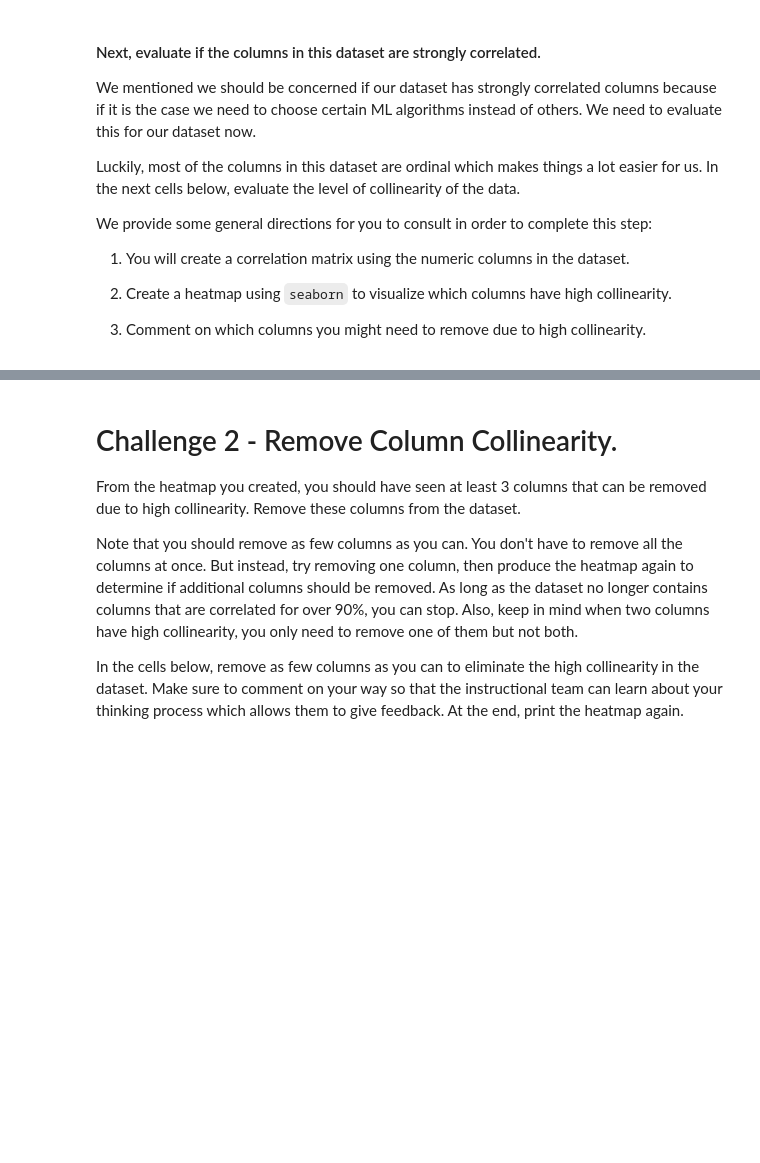
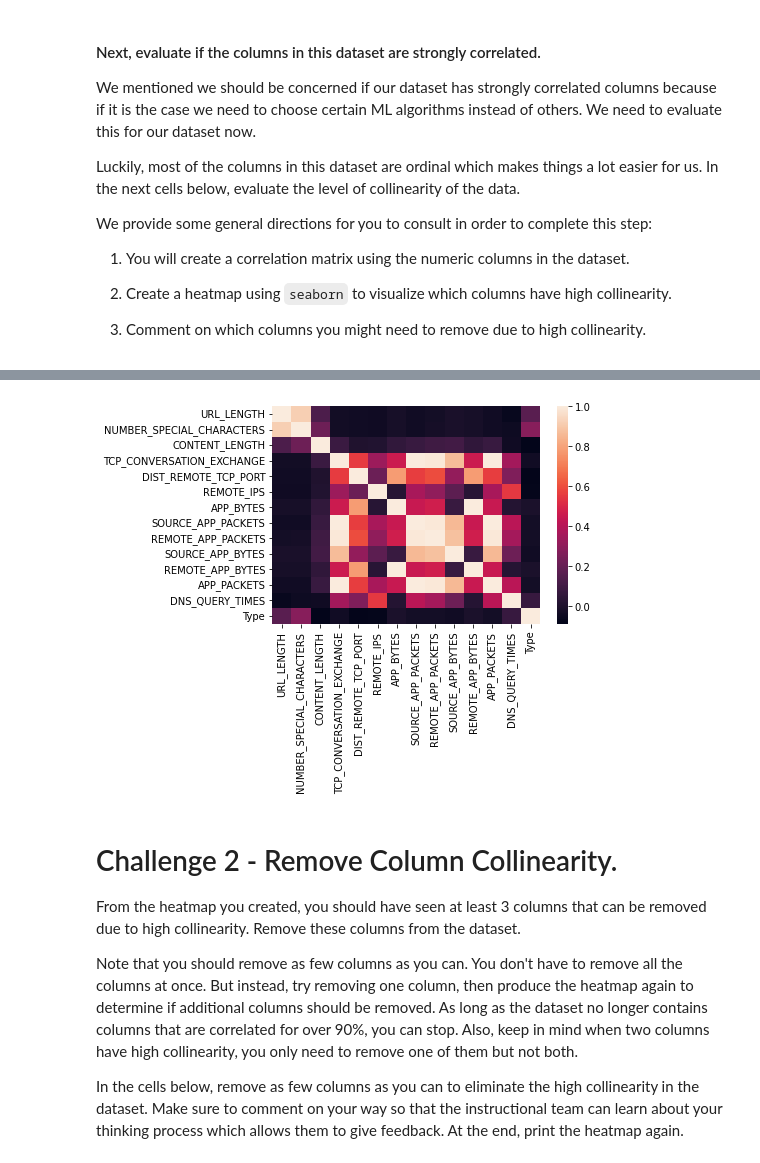
Before and after one commit to Ironhack-data-bcn-january-2023/lab-supervised-learning, a Jupyter notebook: your-code/main.ipynb, the cells around one changed output, grey strips where cells are left out. Saved outputs shown, nothing was run; the diff lists cells and outputs as text; code cells hidden in the pictures; blank space fills up the shorter version.

```diff
--- a/your-code/main.ipynb
+++ b/your-code/main.ipynb
@@ -52,3 +83,5 @@ We provide some general directions for you to consult in order to complete this
 1. Comment on which columns you might need to remove due to high collinearity.
 # %%
 # Your code here
+crr= websites.corr()
+crr
@@ -55,2 +104,6 @@ We provide some general directions for you to consult in order to complete this
+# %%
+sns.heatmap(crr);
+# %% [output]
+[figure, added]
 # %%
 # Your comment here
```
Also changed, not shown: parts of 17 cells of this notebook.
